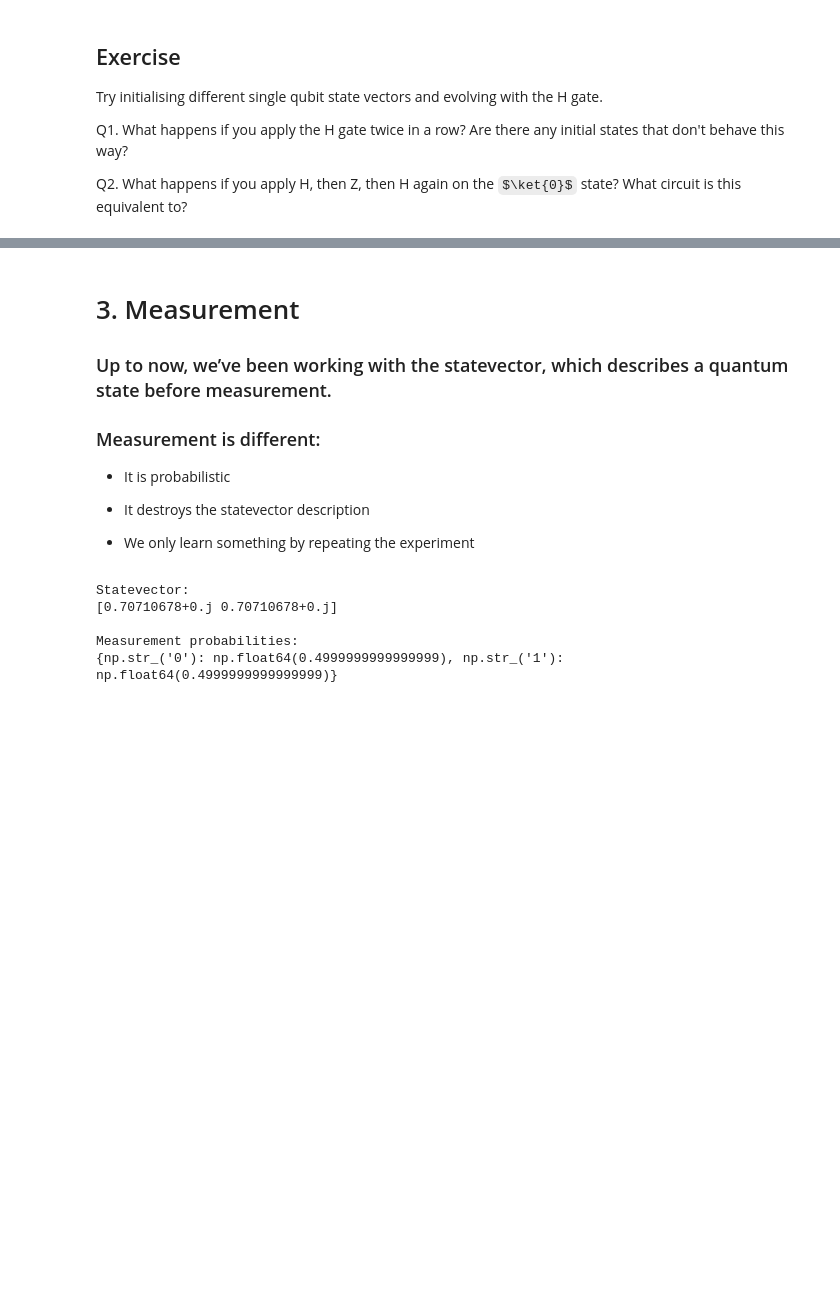
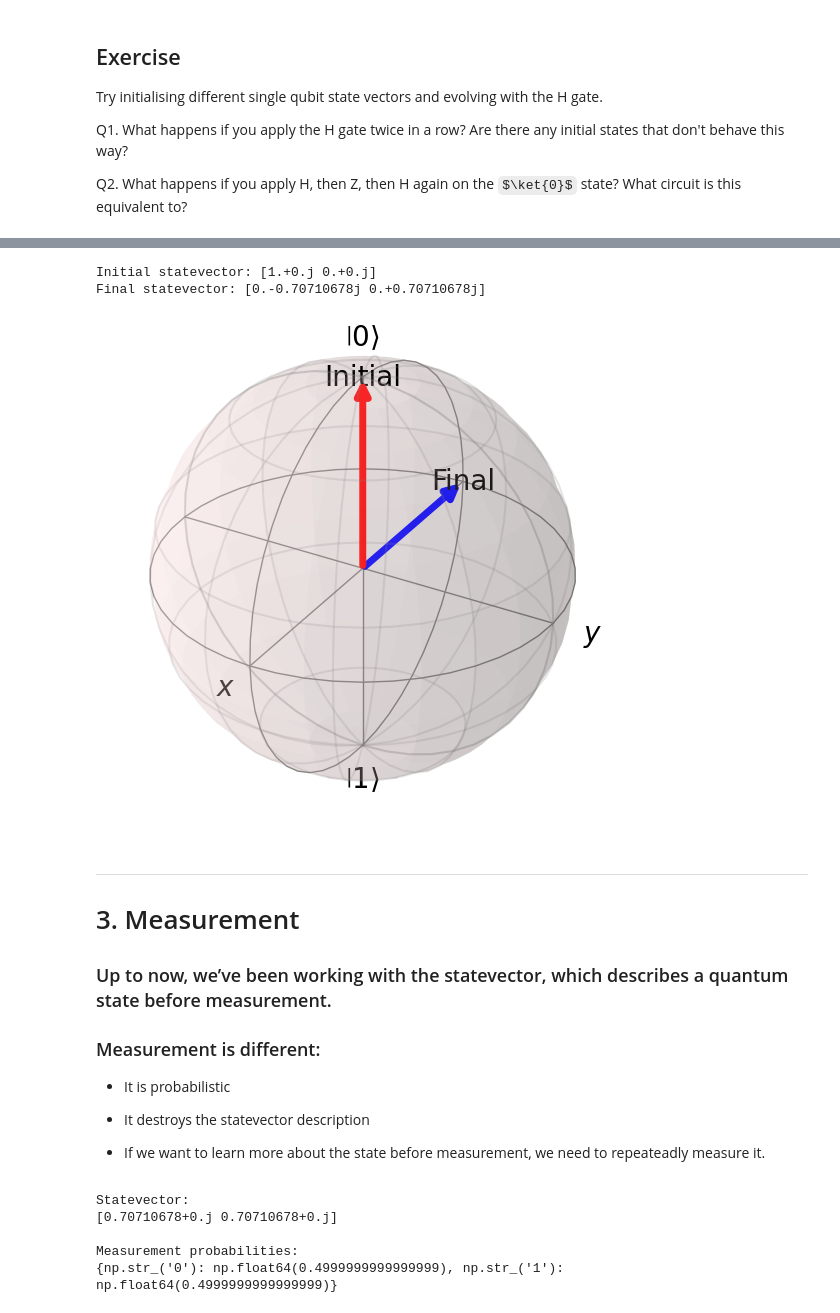
Before and after one commit to JoeyRogers-svg/Qiskit-fundamentals-course, a Jupyter notebook: 1-single-qubit-gates-and-visualisation.ipynb, the cells around one changed output, grey strips where cells are left out. Saved outputs shown, nothing was run; the diff lists cells and outputs as text; code cells hidden in the pictures; some formulas as TeX source; blank space fills up the shorter version.

```diff
--- a/1-single-qubit-gates-and-visualisation.ipynb
+++ b/1-single-qubit-gates-and-visualisation.ipynb
@@ -211,4 +256,30 @@ Q2. What happens if you apply H, then Z, then H again on the $\ket{0}$ state? Wh
+# %%
+initial_state = Statevector.from_label('0')
+
+qc = QuantumCircuit(1)
+qc.h(0)
+
+qc.y(0) # Gate applies over both the |0> and the |1> components of our superposition state
+
+final_state = initial_state.evolve(qc)
+
+print("Initial statevector:", initial_state.data)
+print("Final statevector:", final_state.data)
+
+plot_bloch_states(
+    [
+        statevector_to_bloch(initial_state.data),
+        statevector_to_bloch(final_state.data)
+    ],
+    labels=["Initial", "Final"],
+    colors=["r", "b"]
+)
+# %% [output]
+Initial statevector: [1.+0.j 0.+0.j]
+Final statevector: [0.-0.70710678j 0.+0.70710678j]
+[figure, added]
 # %% [markdown]
+---
 # 3. Measurement
 
 ### Up to now, we’ve been working with the statevector, which describes a quantum state before measurement.
@@ -218,7 +289,7 @@ Q2. What happens if you apply H, then Z, then H again on the $\ket{0}$ state? Wh
 
 * It destroys the statevector description
 
-* We only learn something by repeating the experiment
+* If we want to learn more about the state before measurement, we need to repeateadly measure it.
 # %%
 initial_state = Statevector.from_label("0")
 
```
Also changed, not shown: parts of 9 cells of this notebook, 2 other files.
